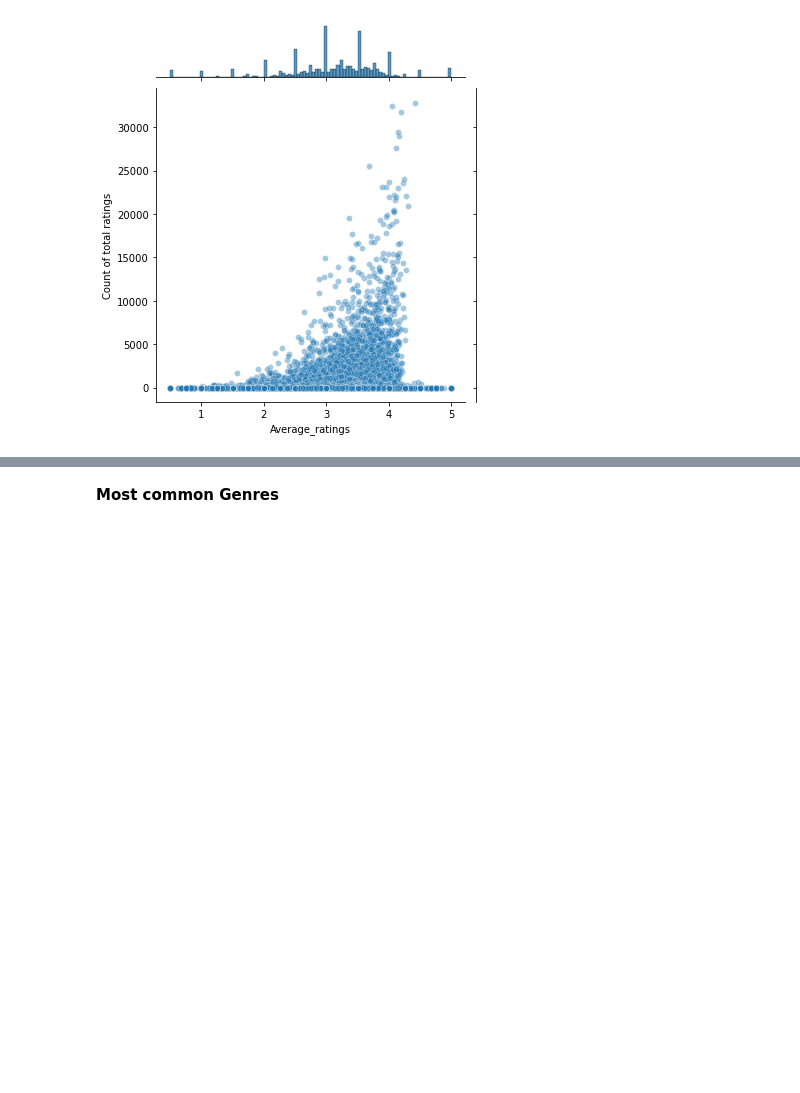
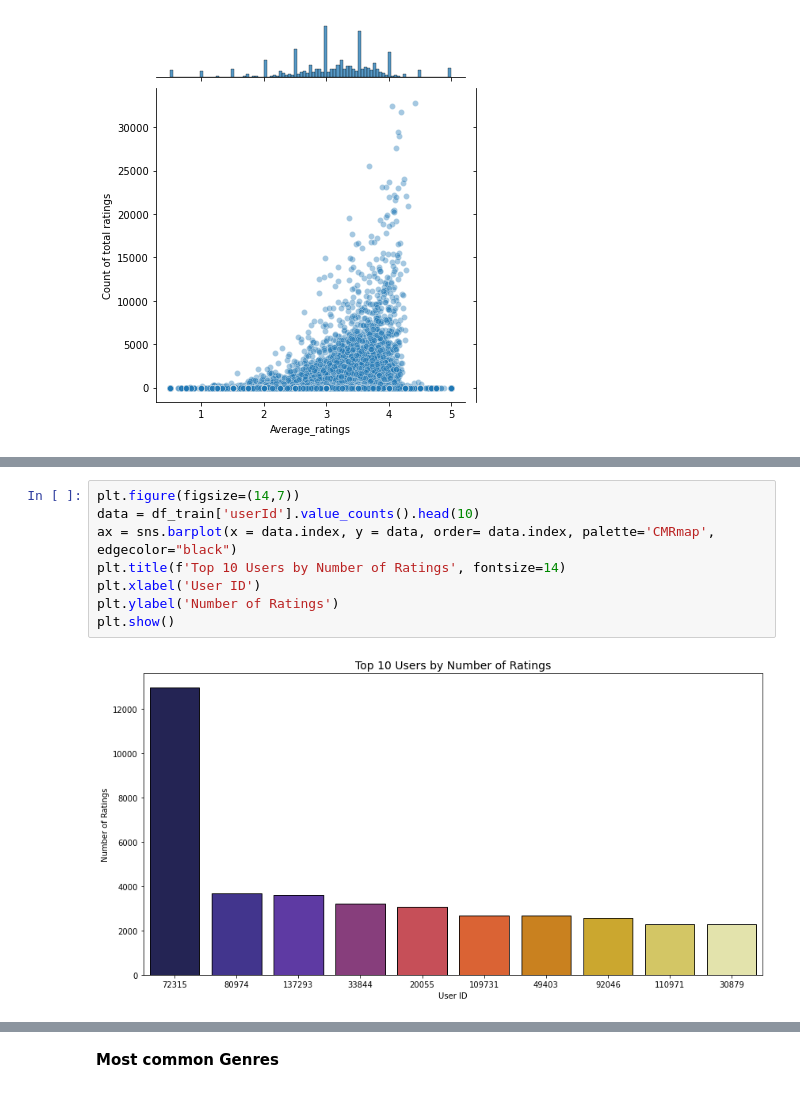
Before and after one commit to kmoketo-dev/Unsurpervised-Learning-Predict, a Jupyter notebook: EDSA_Movie_Recommendation (1).ipynb, the cells around one changed output, grey strips where cells are left out. Saved outputs shown, nothing was run; the diff lists cells and outputs as text; blank space fills up the shorter version.

```diff
--- a/EDSA_Movie_Recommendation (1).ipynb
+++ b/EDSA_Movie_Recommendation (1).ipynb
@@ -279,0 +308,10 @@ sns.jointplot(x='Average_ratings',  y='Count of total ratings',data=new_record,a
+# %%
+plt.figure(figsize=(14,7))
+data = df_train['userId'].value_counts().head(10)
+ax = sns.barplot(x = data.index, y = data, order= data.index, palette='CMRmap', edgecolor="black")
+plt.title(f'Top 10 Users by Number of Ratings', fontsize=14)
+plt.xlabel('User ID')
+plt.ylabel('Number of Ratings')
+plt.show()
+# %% [output]
+[figure, added]
```
Also changed, not shown: parts of 16 cells of this notebook.
